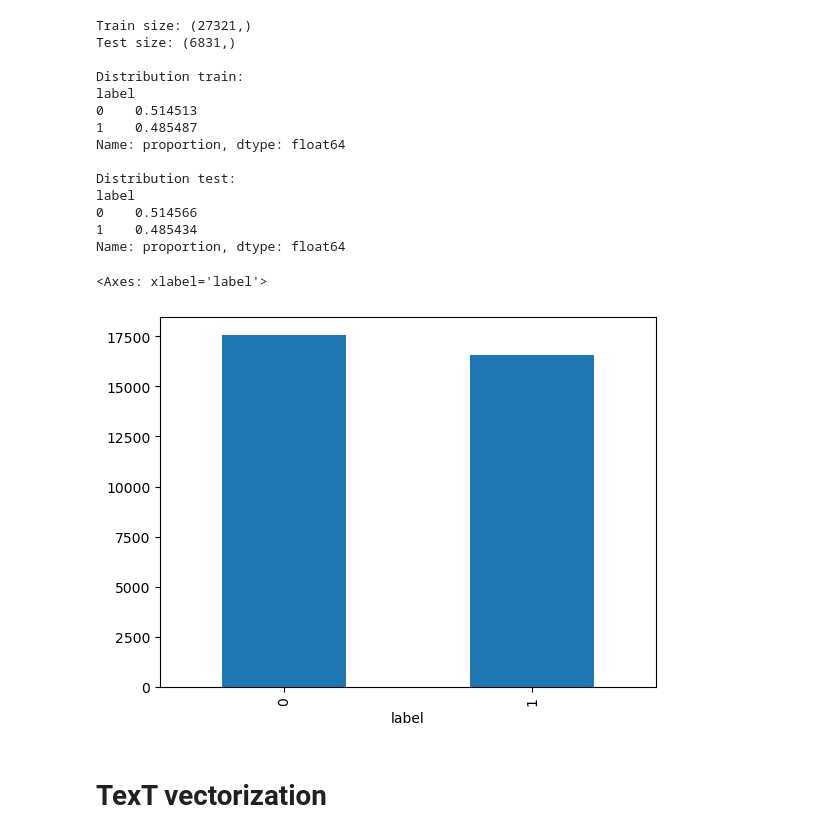
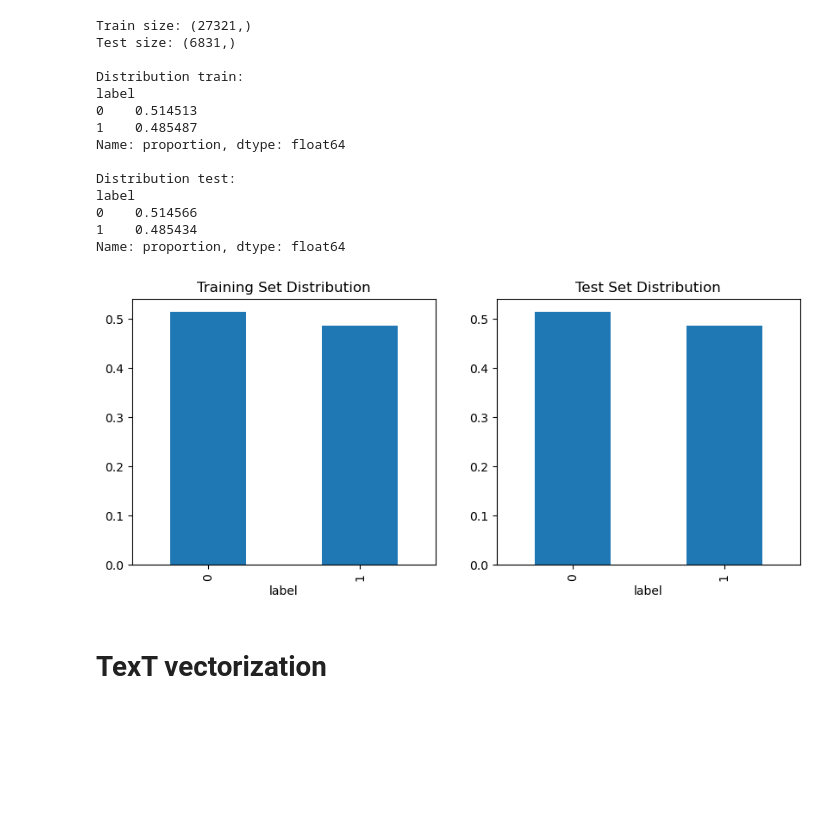
Before and after one commit to HelenaGomezV/project-3-nlp, a Jupyter notebook: fake_news_project.ipynb, the cells around one changed output. Drawn from its saved outputs; the diff is of its cells as text; code cells hidden in the pictures; blank space fills up the shorter version.

```diff
--- a/fake_news_project.ipynb
+++ b/fake_news_project.ipynb
@@ -168,11 +239,19 @@ label
 0    0.514566
 1    0.485434
 Name: proportion, dtype: float64
-# %%
-y.value_counts().plot(kind="bar")
-# %% [output]
-<Axes: xlabel='label'>
-[figure, removed]
+# %%
+fig, ax = plt.subplots(1, 2, figsize=(10,4))
+
+y_train.value_counts(normalize=True).plot(
+    kind="bar", ax=ax[0], title="Training Set Distribution"
+)
+y_test.value_counts(normalize=True).plot(
+    kind="bar", ax=ax[1], title="Test Set Distribution"
+)
+
+plt.show()
+# %% [output]
+[figure, added]
 # %% [markdown]
 # TexT vectorization
 # %% [markdown]
```
Also changed, not shown: parts of 8 cells of this notebook, 1 other file.
